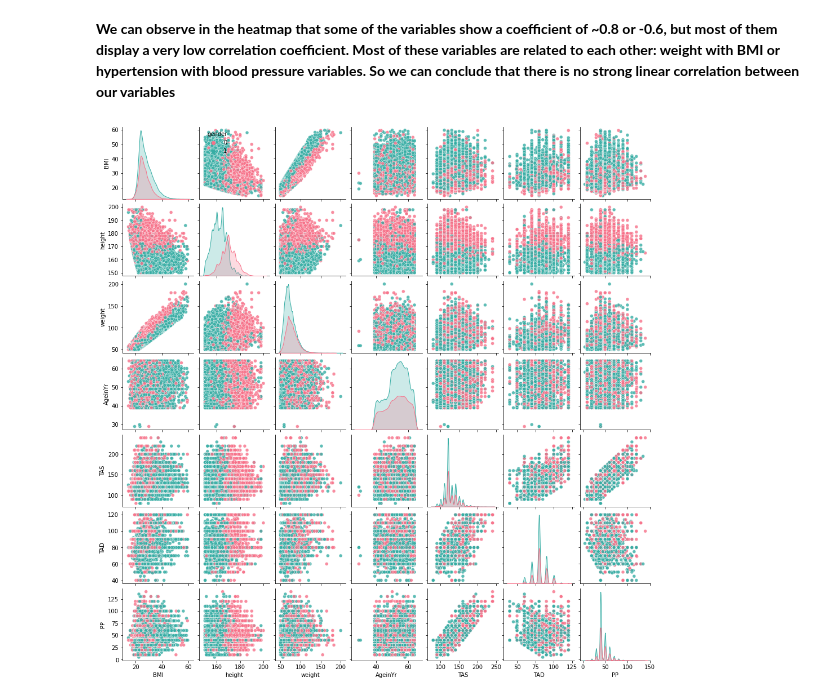
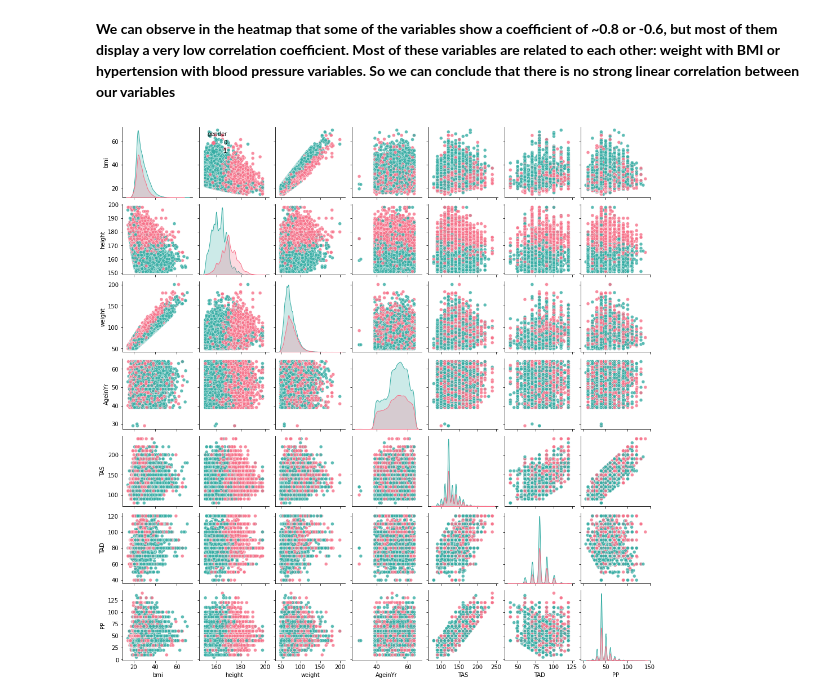
Before and after one commit to Garcia-Gonzalo/risk_factors, a Jupyter notebook: scripts/visualizaciones_final.ipynb, the cells around one changed output. Cells and saved outputs as stored; diff of their text form; code cells hidden in the pictures.

```diff
--- a/scripts/visualizaciones_final.ipynb
+++ b/scripts/visualizaciones_final.ipynb
@@ -39,8 +21,8 @@ data.head(2)
 # %% [markdown]
 **The next step is to create some visuals in order to understand further our dataset by exploring relationships existent in it. For this, it is very useful to use  Pandas's integration with the Matplotlib visualisation library, allowing figures to be created directly from DataFrame and Series data objects. Also the `seaborn` library that we imported previously. Seaborn facilitates strong attractive statistical graphics that are easy to code**
 # %%
-data['BMICat'] = data['BMICat'].replace({'Bajo peso': 'Underweight', 'Obesidad': 'Obese', 'Peso normal': 'Healthy', 'Sobrepeso': 'Overweight'})
-data_BMI = data.groupby(['BMICat', 'gender']).size().reset_index().pivot(columns='gender', index='BMICat', values=0)
+data['bmi_cat'] = data['bmi_cat'].replace({'Bajo peso': 'Underweight', 'Obesidad': 'Obese', 'Peso normal': 'Healthy', 'Sobrepeso': 'Overweight'})
+data_BMI = data.groupby(['bmi_cat', 'gender']).size().reset_index().pivot(columns='gender', index='bmi_cat', values=0)
 
 data_BMI.reindex(["Underweight", "Healthy", "Overweight", "Obese"]).plot(kind="bar", stacked=True, colormap='coolwarm')
 plt.title("Number of people by Body Mass Index",  fontsize=14)
@@ -62,9 +44,9 @@ plt.show()
 fig = plt.figure(figsize=(12, 8))
 sub1 = plt.subplot(2, 2, 1)
 
-data['gender'] = data['gender'].replace({1: 'Male',  2: 'Female'})
+data['gender'] = data['gender'].replace({'m': 'Male',  'f': 'Female'})
 
-ax1 = sns.boxplot(x="BMICat", y="AgeinYr", data=data, hue = 'gender', palette = "coolwarm")
+ax1 = sns.boxplot(x="bmi_cat", y="AgeinYr", data=data, hue = 'gender', palette = "coolwarm")
 plt.title("BMI by Age and Gender")
 ax1.set(ylabel="Age")
 
@@ -95,7 +77,7 @@ Text(0.5, 1.0, 'Distribution of BMI by Blood sugar')
 
 fig = plt.figure(figsize=(12, 8))
 
-data['gender'] = data['gender'].replace({1: 'Male',  2: 'Female'})
+data['gender'] = data['gender'].replace({'m': 'Male',  'f': 'Female'})
 data['smoke'] = data['smoke'].replace({1: 'Smoker',  0: 'Non-Smoker'})
 data['alco'] = data['alco'].replace({1: 'Yes',  0: 'No'})
 
@@ -210,7 +194,7 @@ Correlation analysis is important because highly correlated variables can hurt s
 
 **In order to perform the correlation analysis with all our variables, we first need to apply the function `factorize` to the columns containing non continuos variables in order to obtain a numeric representation of the categorical values contained in the dataset**
 # %%
-categorical_variables = ['gender', 'cholesterol', 'gluc', 'smoke', 'alco', 'active', 'cardio', 'BMICat', 'AgeGroup', 'hipertenso']
+categorical_variables = ['gender', 'cholesterol', 'gluc', 'smoke', 'alco', 'active', 'cardio', 'bmi_cat', 'AgeCat', 'hipertenso']
 # %%
 data[categorical_variables] = data[categorical_variables].apply(lambda x : pd.factorize(x)[0])
 # %%
@@ -226,13 +210,13 @@ plt.xticks(size = 8, rotation = 90);
 # %% [markdown]
 **We can observe in the heatmap that some of the variables show a coefficient of ~0.8 or -0.6, but most of them display a very low correlation coefficient. Most of these variables are related to each other: weight with BMI or hypertension with blood pressure variables. So we can conclude that there is no strong linear correlation between our variables**
 # %%
-g = sns.pairplot(data, x_vars = ['BMI', 'height', 'weight', 'AgeinYr', 'TAS', 'TAD', 'PP'],
-               y_vars = ['BMI', 'height', 'weight', 'AgeinYr', 'TAS', 'TAD', 'PP'],
+g = sns.pairplot(data, x_vars = ['bmi', 'height', 'weight', 'AgeinYr', 'TAS', 'TAD', 'PP'],
+               y_vars = ['bmi', 'height', 'weight', 'AgeinYr', 'TAS', 'TAD', 'PP'],
                hue = 'gender',
                kind= 'scatter',
                palette = 'husl',
                height = 2,
                plot_kws={"s": 35, "alpha": 0.8})
 g.fig.get_children()[-1].set_bbox_to_anchor((0.05, 0.9, 0.18, 0.1));
 # %% [output]
-[figure, old version]
+[figure, new version]
```
Also changed, not shown: parts of 12 cells of this notebook.
